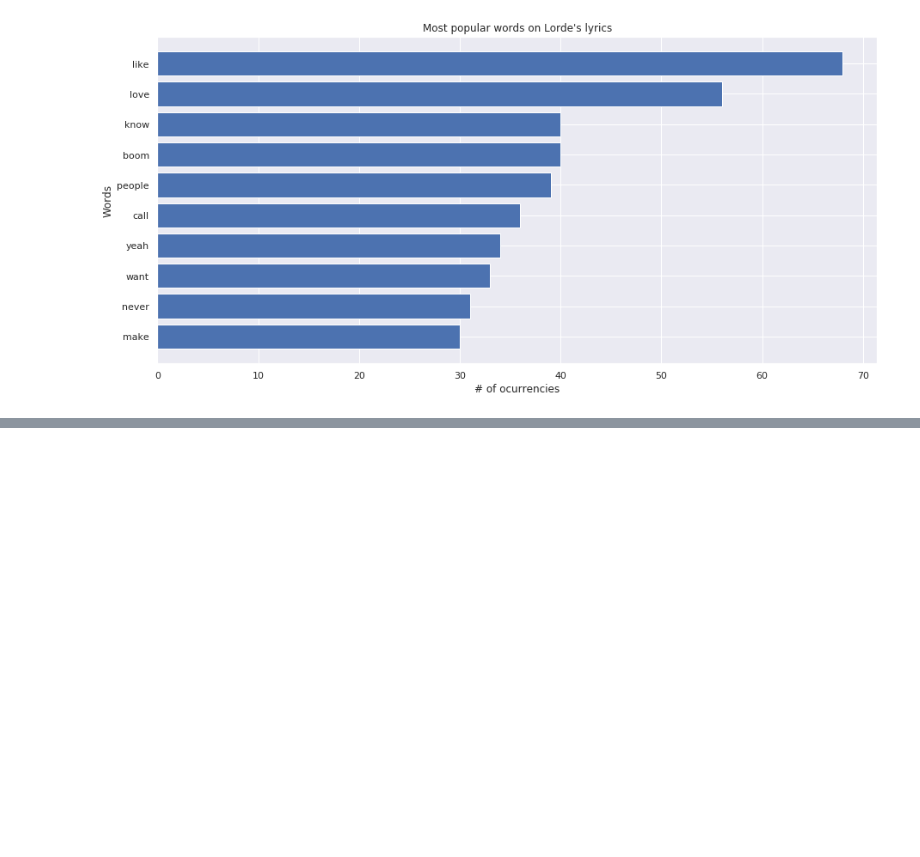
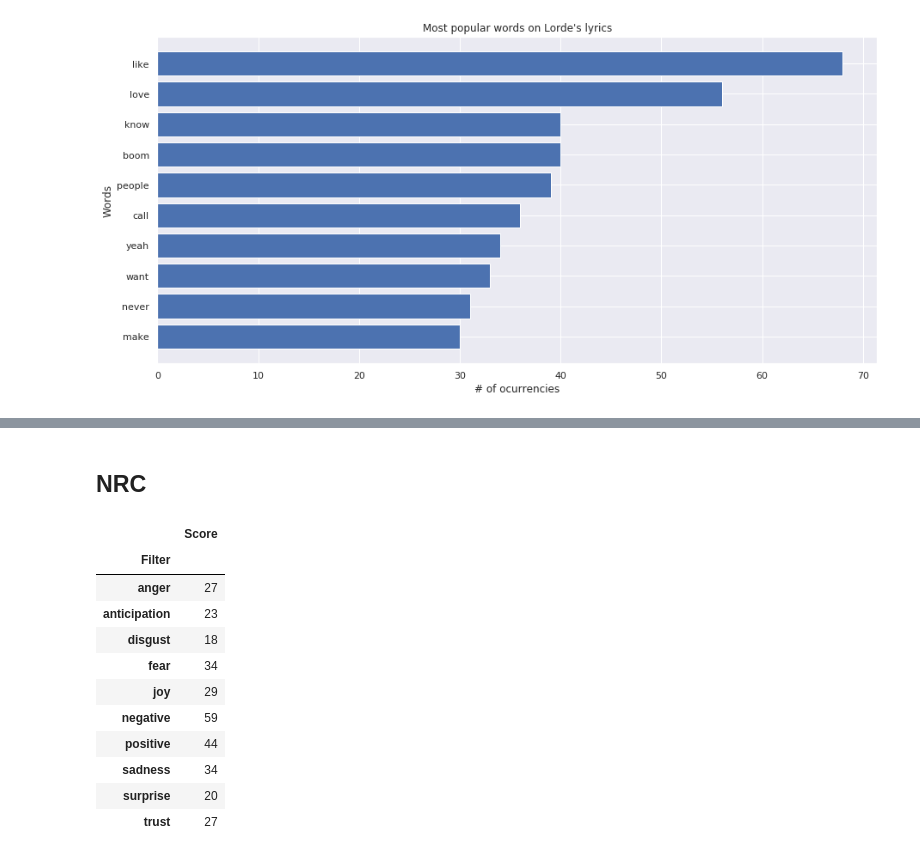
Before and after one commit to MatheusFreitag/Emotions-Melodramas, a Jupyter notebook: Untitled.ipynb, the cells around one changed output, grey strips where cells are left out. Cells and saved outputs as stored; diff of their text form; code cells hidden in the pictures; blank space fills up the shorter version.

```diff
--- a/Untitled.ipynb
+++ b/Untitled.ipynb
@@ -95,0 +216,28 @@ plt.show()
+# %% [markdown]
+## NRC
+# %%
+df_nrc = pd.read_csv('NRC.tsv', sep='\t',  names=['Sentiment', 'Filter', 'Score'])#.loc[:, 'Sentiment'].unique()
+# %%
+set_of_nrc_words_Melodrama = set()
+set_of_nrc_words = df_nrc.loc[:, 'Sentiment'].unique()
+
+for word in ' '.join(doc_Melodrama).split(' '):
+    if word in set_of_nrc_words:
+        set_of_nrc_words_Melodrama.add(word)
+# %%
+nrc_score_Melodrama = df_nrc[(df_nrc['Sentiment'].isin(set_of_nrc_words_Melodrama)) & (df_nrc['Score'] == 1)].groupby(['Filter']).sum()
+# %%
+nrc_score_Melodrama
+# %% [output]
+|  | Score |
+| Filter |  |
+| anger | 27 |
+| anticipation | 23 |
+| disgust | 18 |
+| fear | 34 |
+| joy | 29 |
+| negative | 59 |
+| positive | 44 |
+| sadness | 34 |
+| surprise | 20 |
+| trust | 27 |
```
Also changed, not shown: parts of 20 cells of this notebook, 1 other file.
